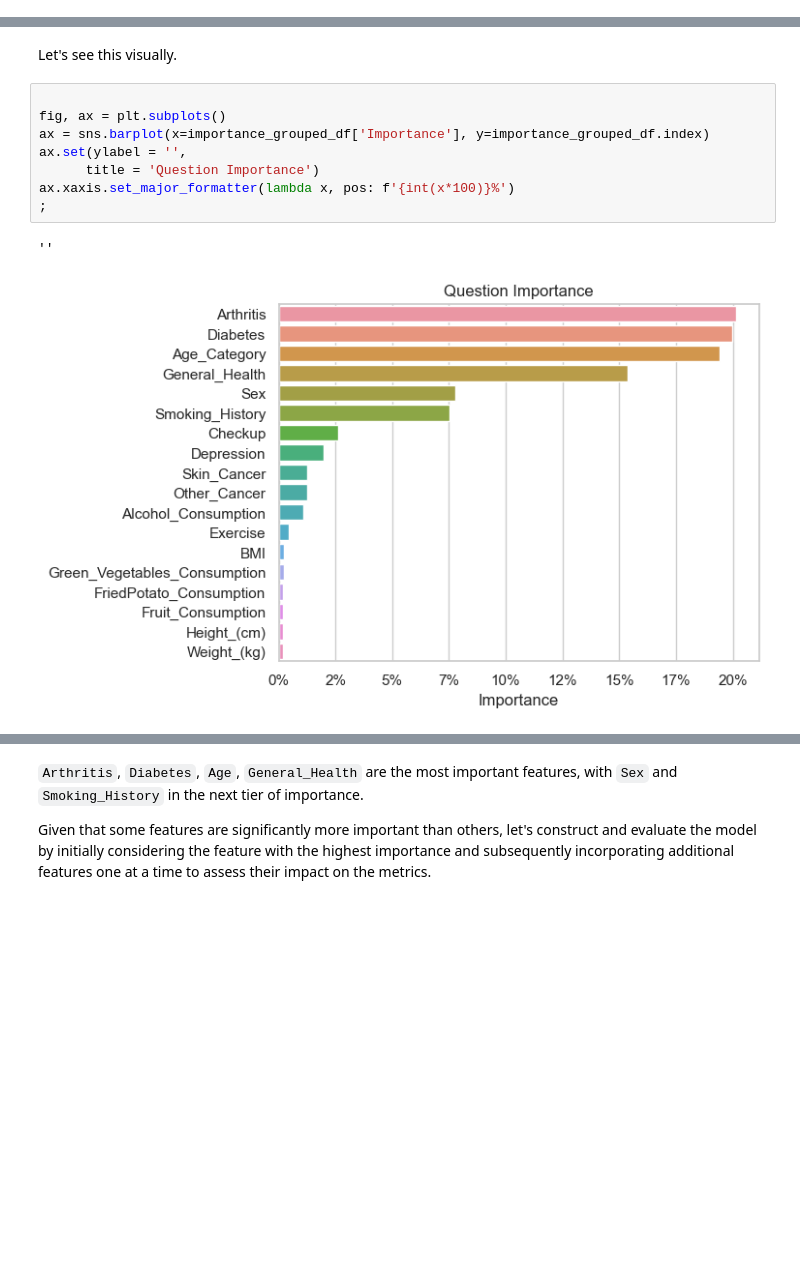
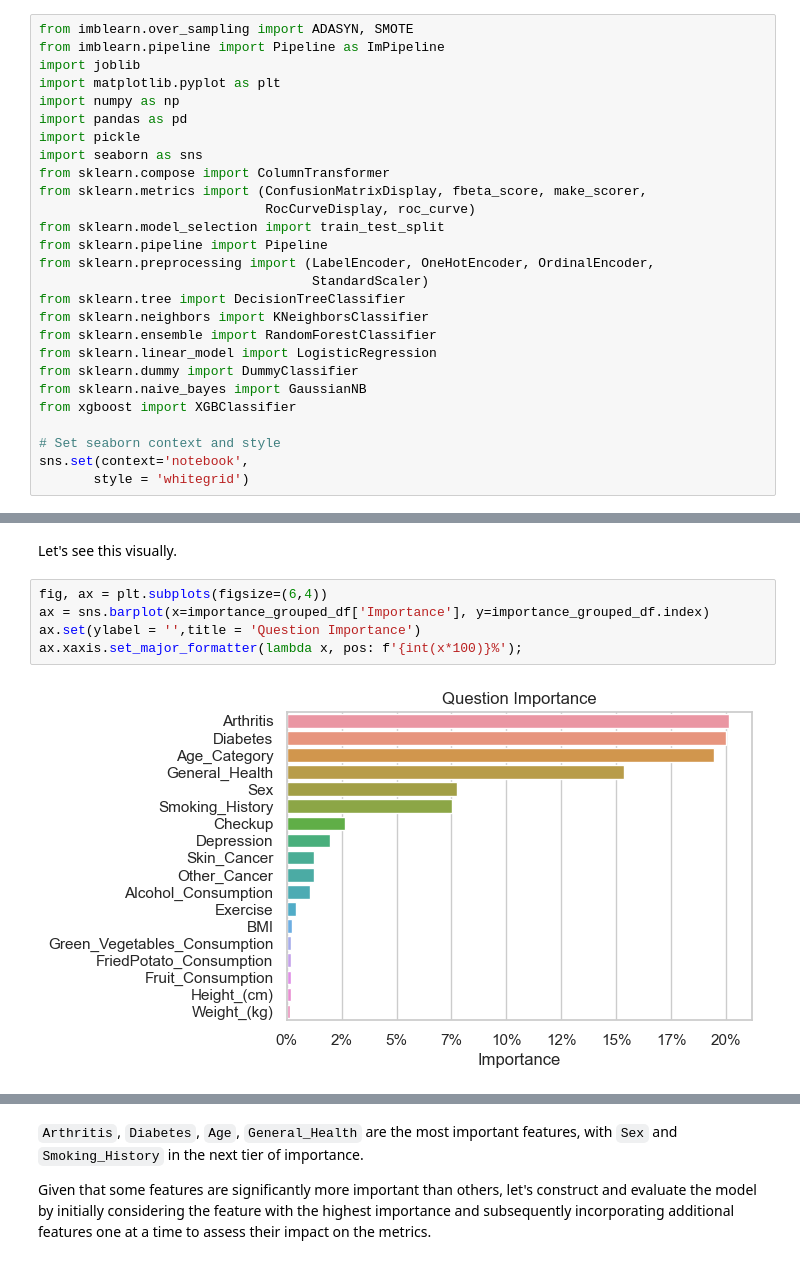
Before and after one commit to rlodetti/classification_project, a Jupyter notebook: classification_project.ipynb, the cells around one changed output, grey strips where cells are left out. Saved outputs shown, nothing was run; the diff lists cells and outputs as text; blank space fills up the shorter version.

```diff
--- a/classification_project.ipynb
+++ b/classification_project.ipynb
@@ -43,3 +19,30 @@ sns.set_context(context='talk')
+# %%
+from imblearn.over_sampling import ADASYN, SMOTE
+from imblearn.pipeline import Pipeline as ImPipeline
+import joblib
+import matplotlib.pyplot as plt
+import numpy as np
+import pandas as pd
+import pickle
+import seaborn as sns
+from sklearn.compose import ColumnTransformer
+from sklearn.metrics import (ConfusionMatrixDisplay, fbeta_score, make_scorer,
+                             RocCurveDisplay, roc_curve)
+from sklearn.model_selection import train_test_split
+from sklearn.pipeline import Pipeline
+from sklearn.preprocessing import (LabelEncoder, OneHotEncoder, OrdinalEncoder,
+                                   StandardScaler)
+from sklearn.tree import DecisionTreeClassifier
+from sklearn.neighbors import KNeighborsClassifier
+from sklearn.ensemble import RandomForestClassifier
+from sklearn.linear_model import LogisticRegression
+from sklearn.dummy import DummyClassifier
+from sklearn.naive_bayes import GaussianNB
+from xgboost import XGBClassifier
+
+# Set seaborn context and style
+sns.set(context='notebook',
+       style = 'whitegrid')
 # %%
 # Loading the datasets.
 df = pd.read_csv('data/Cardiovascular_Diseases_Risk_Prediction_Dataset.csv')
@@ -532,13 +544,9 @@ importance_grouped_df
 # %% [markdown]
 Let's see this visually.
 # %%
-
-fig, ax = plt.subplots()
+fig, ax = plt.subplots(figsize=(6,4))
 ax = sns.barplot(x=importance_grouped_df['Importance'], y=importance_grouped_df.index)
-ax.set(ylabel = '',
-      title = 'Question Importance')
-ax.xaxis.set_major_formatter(lambda x, pos: f'{int(x*100)}%')
-;
+ax.set(ylabel = '',title = 'Question Importance')
+ax.xaxis.set_major_formatter(lambda x, pos: f'{int(x*100)}%');
 # %% [output]
-''
-[figure, old version]
+[figure, new version]
```
Also changed, not shown: parts of 22 cells of this notebook, 3 other files.
